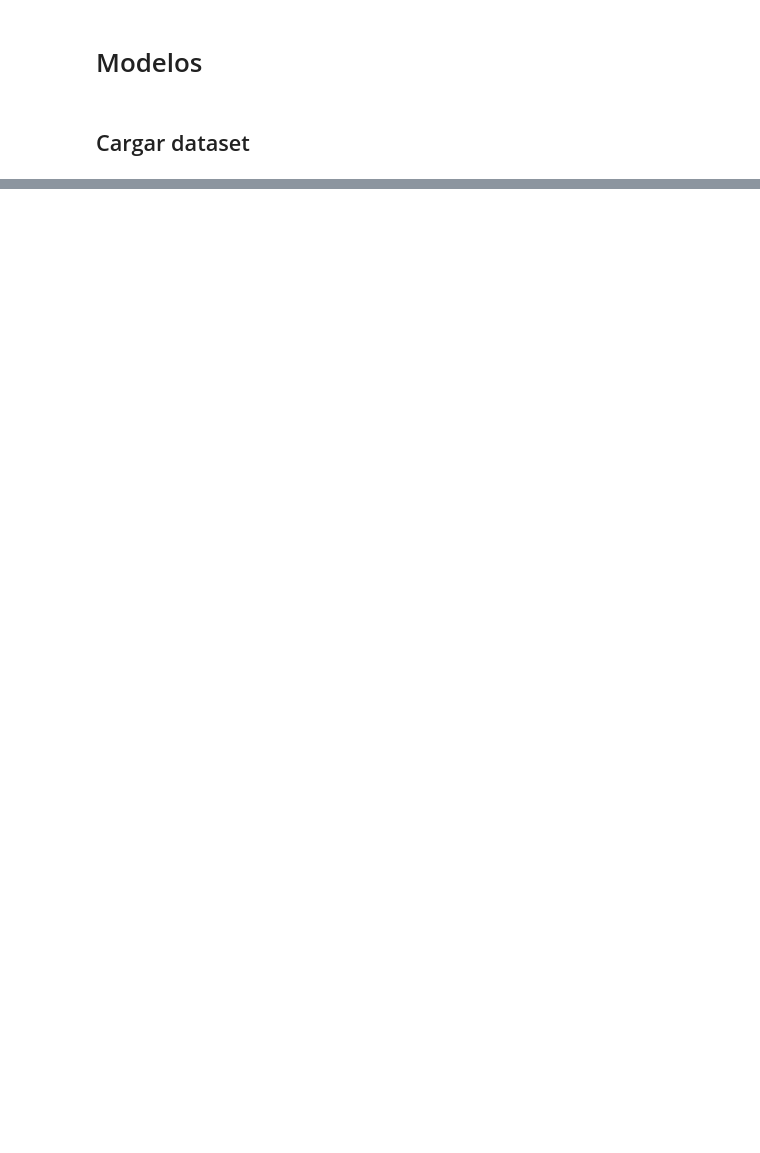
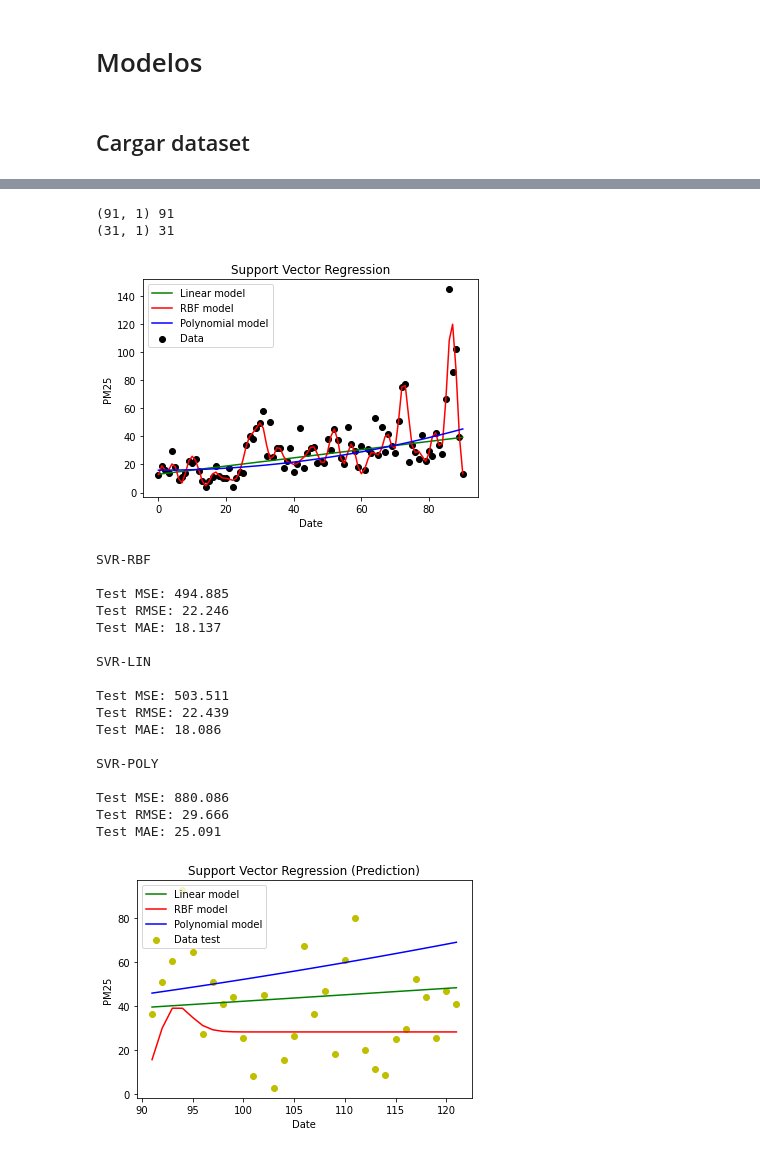
Before and after one commit to castudil/som-lstm, a Jupyter notebook: algoritmo_perturbacion.ipynb, the cells around one changed output, grey strips where cells are left out. Cells and saved outputs as stored; diff of their text form; code cells hidden in the pictures; blank space fills up the shorter version.

```diff
--- a/algoritmo_perturbacion.ipynb
+++ b/algoritmo_perturbacion.ipynb
@@ -115,0 +234,8 @@ max      766.200000
+# %%
+copia_df = df.copy()
+copia_df = copia_df.reset_index()
+print(copia.head())
+
+data_p = perturbation(df=copia_df, col=1)
+
+data_p.head()
@@ -115,0 +255,30 @@ max      766.200000
+# %%
+x_trainP, y_trainP, x_testP, y_testP = get_data(data_p.set_index('date'))
+
+print(x_trainP.shape, len(y_trainP))
+print(x_testP.shape, len(y_testP))
+# %% [output]
+(91, 1) 91
+(31, 1) 31
+# %%
+predict_prices(x_trainP, y_trainP, x_testP, y_testP)
+# %% [output]
+[figure, added]
+SVR-RBF
+
+Test MSE: 494.885
+Test RMSE: 22.246
+Test MAE: 18.137
+
+SVR-LIN
+
+Test MSE: 503.511
+Test RMSE: 22.439
+Test MAE: 18.086
+
+SVR-POLY
+
+Test MSE: 880.086
+Test RMSE: 29.666
+Test MAE: 25.091
+[figure, added]
```
Also changed, not shown: parts of 13 cells of this notebook.
